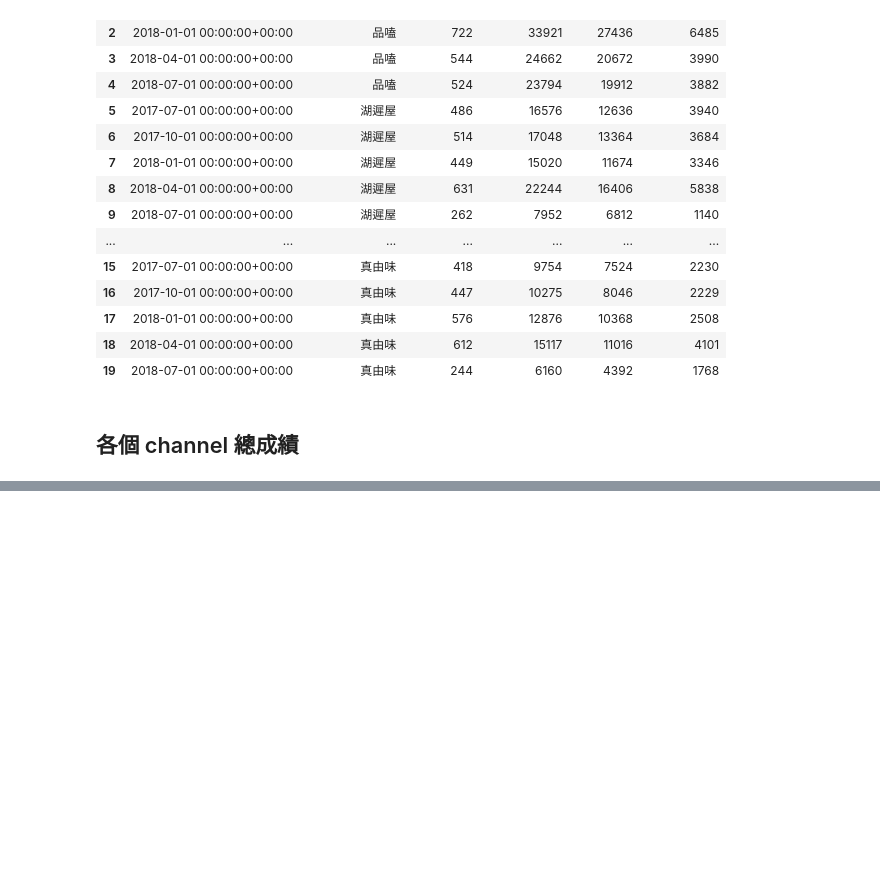
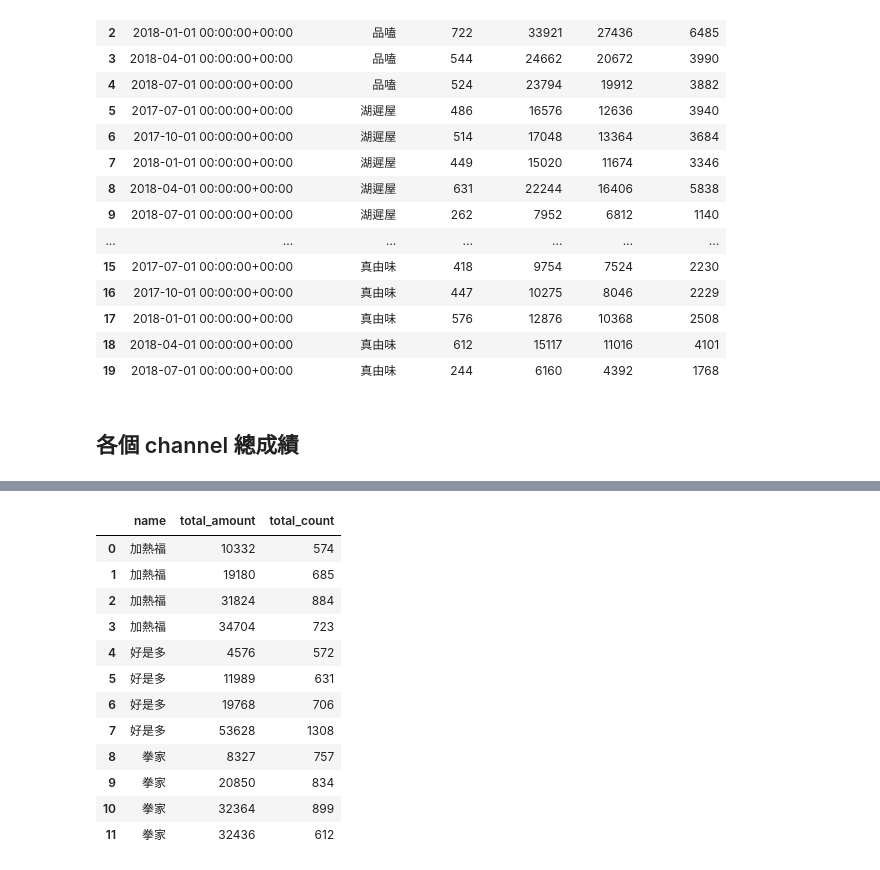
Before and after one commit to timtan/orm-workshop, a Jupyter notebook: demo/Untitled.ipynb, the cells around one changed output, grey strips where cells are left out. Drawn from its saved outputs; the diff is of its cells as text; code cells hidden in the pictures; blank space fills up the shorter version.

```diff
--- a/demo/Untitled.ipynb
+++ b/demo/Untitled.ipynb
@@ -360,0 +365,21 @@ table(channel_queryset.values())
+# %%
+q = Channel.objects.all().filter(salerecord__channel=F('pk')).annotate(
+    total_count = Sum('salerecord__count', unique=True),
+).annotate(
+    total_amount = F('total_count') * F('salerecord__price')
+)
+table(q.values('total_amount'))
+# %% [output]
+|  | name | total_amount | total_count |
+| 0 | 加熱福 | 10332 | 574 |
+| 1 | 加熱福 | 19180 | 685 |
+| 2 | 加熱福 | 31824 | 884 |
+| 3 | 加熱福 | 34704 | 723 |
+| 4 | 好是多 | 4576 | 572 |
+| 5 | 好是多 | 11989 | 631 |
+| 6 | 好是多 | 19768 | 706 |
+| 7 | 好是多 | 53628 | 1308 |
+| 8 | 拳家 | 8327 | 757 |
+| 9 | 拳家 | 20850 | 834 |
+| 10 | 拳家 | 32364 | 899 |
+| 11 | 拳家 | 32436 | 612 |
```
Also changed, not shown: parts of 1 cell of this notebook.
